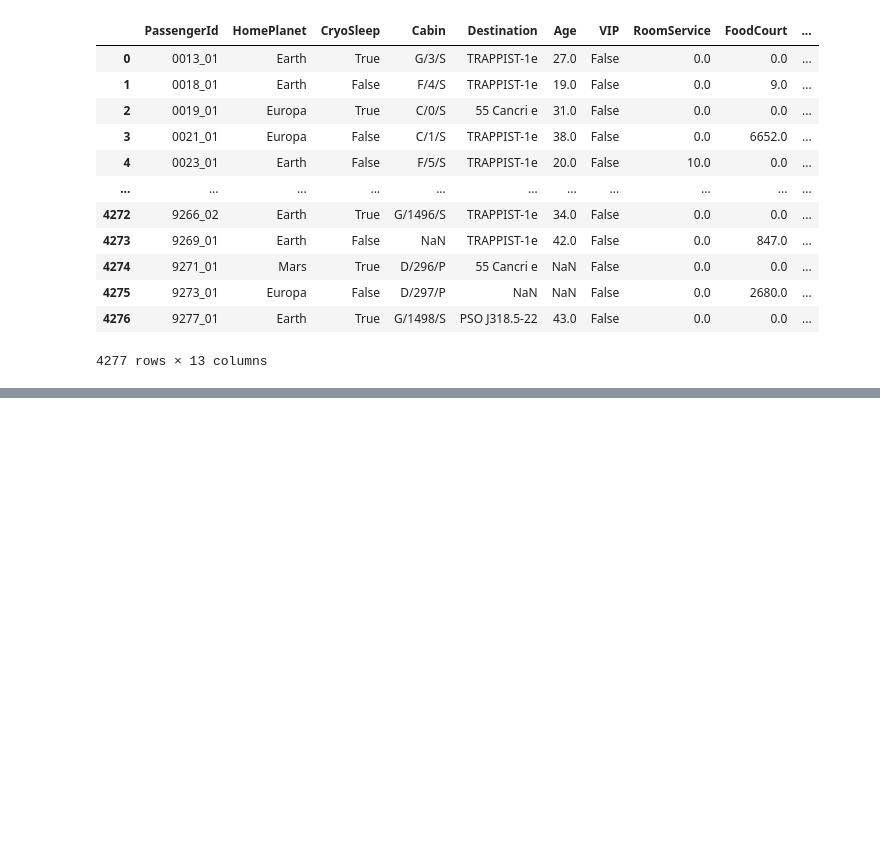
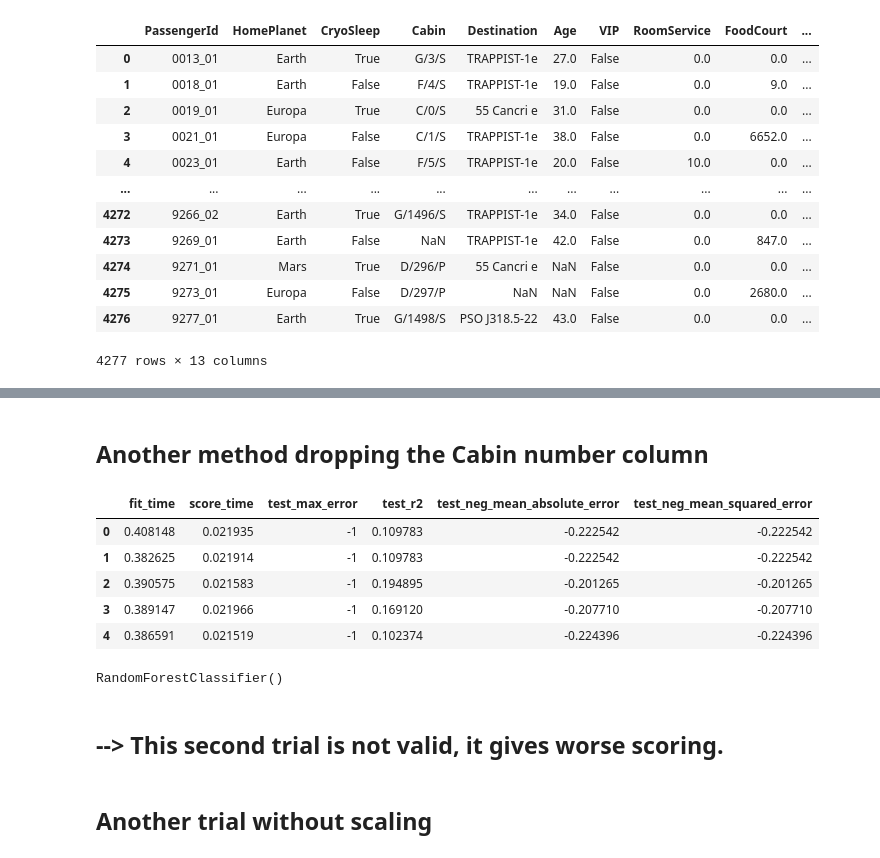
Before and after one commit to jaimesoroa/kaggle_spaceship-titanic, a Jupyter notebook: Notebook_Titanic.ipynb, the cells around one changed output, grey strips where cells are left out. Cells and saved outputs as stored; diff of their text form; code cells hidden in the pictures; blank space fills up the shorter version.

Commit message:
First couple of trials with RandomForestClassifer

```diff
--- a/Notebook_Titanic.ipynb
+++ b/Notebook_Titanic.ipynb
@@ -350,0 +377,25 @@ test_df[test_df["Age"].isnull()]
+# %% [markdown]
+## Another method dropping the Cabin number column
+# %%
+train_df_3 = train_df_2.drop(columns="Cabin_2")
+X_2 = train_df_3.drop(columns = "Transported")
+y_2 = train_df_3["Transported"]
+RFC_model_2 = RandomForestClassifier()
+cv_results_2 = cross_validate(RFC_model_2, X_2, y_2, cv=5,
+                            scoring=['max_error',
+                                     'r2',
+                                     'neg_mean_absolute_error',
+                                     'neg_mean_squared_error']
+)
+pd.DataFrame(cv_results_2)
+# %% [output]
+|  | fit_time | score_time | test_max_error | test_r2 | test_neg_mean_absolute_error | test_neg_mean_squared_error |
+| 0 | 0.408148 | 0.021935 | -1 | 0.109783 | -0.222542 | -0.222542 |
+| 1 | 0.382625 | 0.021914 | -1 | 0.109783 | -0.222542 | -0.222542 |
+| 2 | 0.390575 | 0.021583 | -1 | 0.194895 | -0.201265 | -0.201265 |
+| 3 | 0.389147 | 0.021966 | -1 | 0.169120 | -0.207710 | -0.207710 |
+| 4 | 0.386591 | 0.021519 | -1 | 0.102374 | -0.224396 | -0.224396 |
+# %%
+RFC_model_2.fit(X_2, y_2)
+# %% [output]
+RandomForestClassifier()
@@ -350,0 +409,4 @@ test_df[test_df["Age"].isnull()]
+# %% [markdown]
+## --> This second trial is not valid, it gives worse scoring.
+# %% [markdown]
+## Another trial without scaling
```
Also changed, not shown: parts of 35 cells of this notebook, 2 other files.
